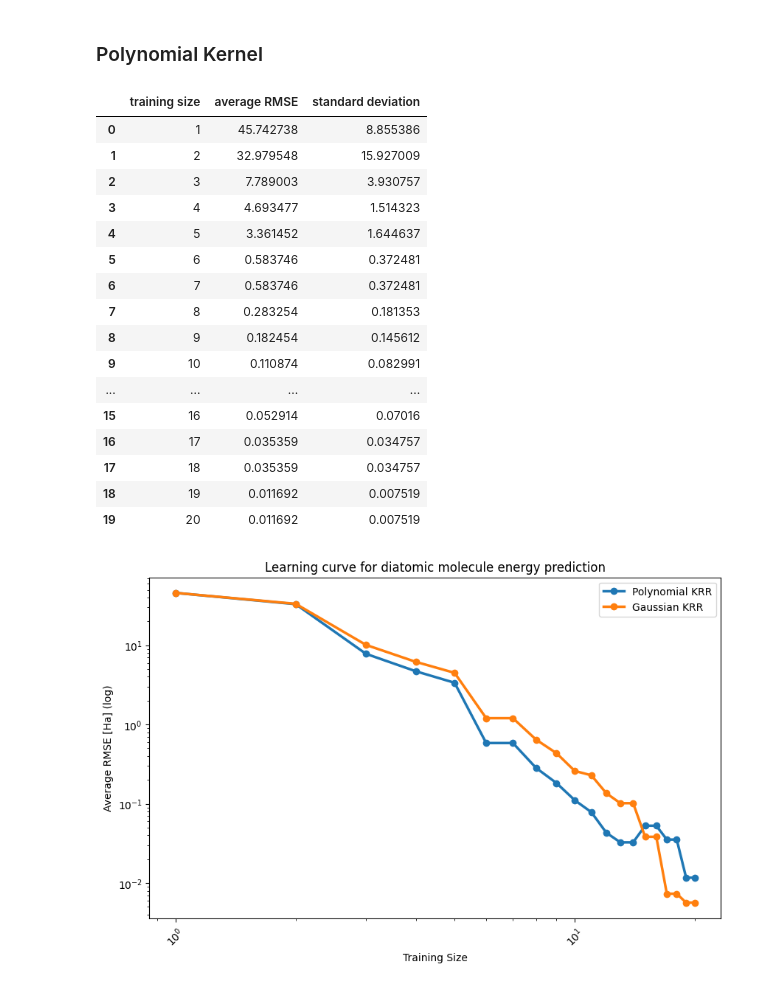
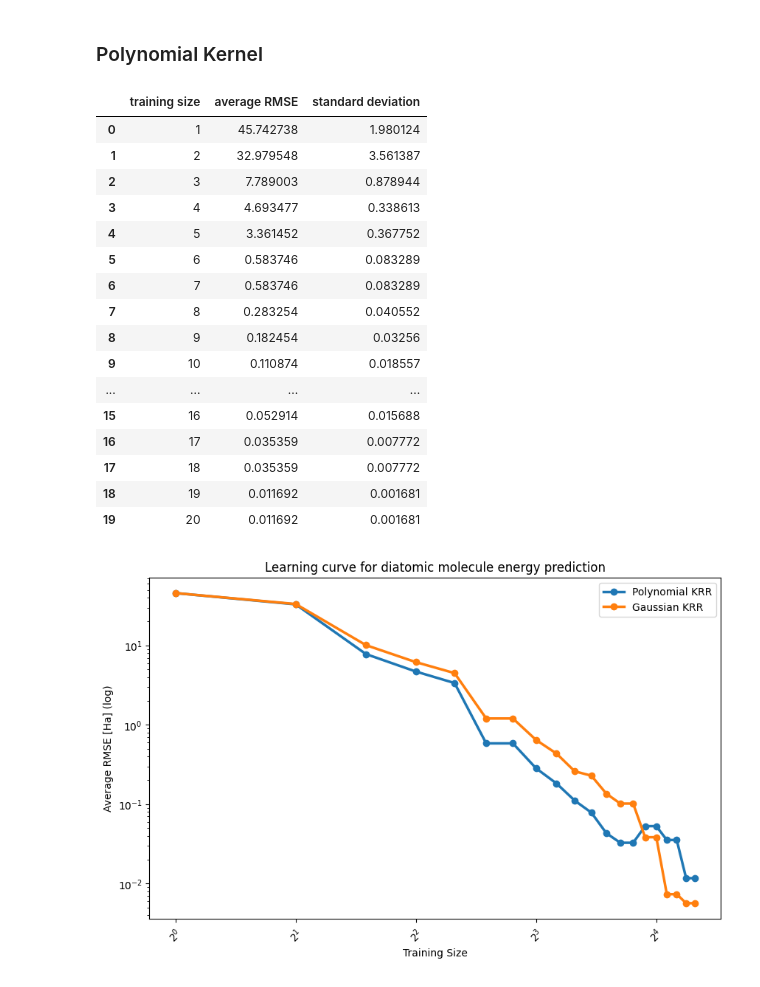
Before and after one commit to GabrielWu2004/Alchemical_Normal_Modes, a Jupyter notebook: ML_with_ANM/ML_code/ML_Diatomic.ipynb, the cells around one changed output. Saved outputs shown, nothing was run; the diff lists cells and outputs as text; code cells hidden in the pictures.

```diff
--- a/ML_with_ANM/ML_code/ML_Diatomic.ipynb
+++ b/ML_with_ANM/ML_code/ML_Diatomic.ipynb
@@ -624,7 +593,7 @@ for num_training_sample in training_size:
     average_error, std_dev_error = evaluate_performance(gaussian_KRR_model, X, y, num_training_sample, num_trials)
     model_performance_gaussian_KRR.at[index, 'training size'] = num_training_sample
     model_performance_gaussian_KRR.at[index, 'average RMSE'] = average_error
-    model_performance_gaussian_KRR.at[index, 'standard deviation'] = std_dev_error
+    model_performance_gaussian_KRR.at[index, 'standard deviation'] = std_dev_error/np.sqrt(num_trials)
 
 display(model_performance_gaussian_KRR)
 # %% [output]
@@ -664,27 +633,27 @@ with warnings.catch_warnings():
         average_error, std_dev_error = evaluate_performance(poly_KRR_model, X, y, num_training_sample, num_trials)
         model_performance_poly_KRR.at[index, 'training size'] = num_training_sample
         model_performance_poly_KRR.at[index, 'average RMSE'] = average_error
-        model_performance_poly_KRR.at[index, 'standard deviation'] = std_dev_error
+        model_performance_poly_KRR.at[index, 'standard deviation'] = std_dev_error/np.sqrt(num_trials)
 
 display(model_performance_poly_KRR)
 # %% [output]
 |  | training size | average RMSE | standard deviation |
-| 0 | 1 | 45.742738 | 8.855386 |
-| 1 | 2 | 32.979548 | 15.927009 |
-| 2 | 3 | 7.789003 | 3.930757 |
-| 3 | 4 | 4.693477 | 1.514323 |
-| 4 | 5 | 3.361452 | 1.644637 |
-| 5 | 6 | 0.583746 | 0.372481 |
-| 6 | 7 | 0.583746 | 0.372481 |
-| 7 | 8 | 0.283254 | 0.181353 |
-| 8 | 9 | 0.182454 | 0.145612 |
-| 9 | 10 | 0.110874 | 0.082991 |
+| 0 | 1 | 45.742738 | 1.980124 |
+| 1 | 2 | 32.979548 | 3.561387 |
+| 2 | 3 | 7.789003 | 0.878944 |
+| 3 | 4 | 4.693477 | 0.338613 |
+| 4 | 5 | 3.361452 | 0.367752 |
+| 5 | 6 | 0.583746 | 0.083289 |
+| 6 | 7 | 0.583746 | 0.083289 |
+| 7 | 8 | 0.283254 | 0.040552 |
+| 8 | 9 | 0.182454 | 0.03256 |
+| 9 | 10 | 0.110874 | 0.018557 |
 | ... | ... | ... | ... |
-| 15 | 16 | 0.052914 | 0.07016 |
-| 16 | 17 | 0.035359 | 0.034757 |
-| 17 | 18 | 0.035359 | 0.034757 |
-| 18 | 19 | 0.011692 | 0.007519 |
-| 19 | 20 | 0.011692 | 0.007519 |
+| 15 | 16 | 0.052914 | 0.015688 |
+| 16 | 17 | 0.035359 | 0.007772 |
+| 17 | 18 | 0.035359 | 0.007772 |
+| 18 | 19 | 0.011692 | 0.001681 |
+| 19 | 20 | 0.011692 | 0.001681 |
 # %%
 # # graphing
 
@@ -711,34 +680,35 @@ display(model_performance_poly_KRR)
 # plt.savefig('learning_curve_20_points.png', dpi=300)
 # plt.show()
 # %%
+# No error bar
 # Set figure size
 plt.figure(figsize=(10, 6))
 
 # Load the data
 x = model_performance_poly_KRR['training size']
 y1 = model_performance_poly_KRR['average RMSE']
 y2 = model_performance_gaussian_KRR['average RMSE']
 
 # Plotting
 plt.plot(x, y1, label='Polynomial KRR', marker='o', linestyle='-', linewidth=2.5)
 plt.plot(x, y2, label='Gaussian KRR', marker='o', linestyle='-', linewidth=2.5)
 
 # Customize the x label
 plt.xticks(range(1, 21), rotation=45, ha='center')
 plt.gca().xaxis.set_tick_params(which='both', labelbottom=True)
 
 # Customize the plot
 plt.title('Learning curve for diatomic molecule energy prediction')
 plt.xlabel('Training Size')
 plt.ylabel('Average RMSE [Ha] (log)')
 plt.legend()
 
 # Create log scale
-plt.xscale('log')
+plt.xscale('log', base=2)
 plt.yscale('log')
 
 # Display the plot
-plt.savefig('../Graph/[Diatomic] learning_curve_log_log.png', dpi=300)
+plt.savefig('../Graph/[Diatomic] learning_curve_no_error_bar.png', dpi=300)
 plt.show()
 # %% [output]
-[figure, old version]
+[figure, new version]
```
Also changed, not shown: parts of 17 cells of this notebook.
